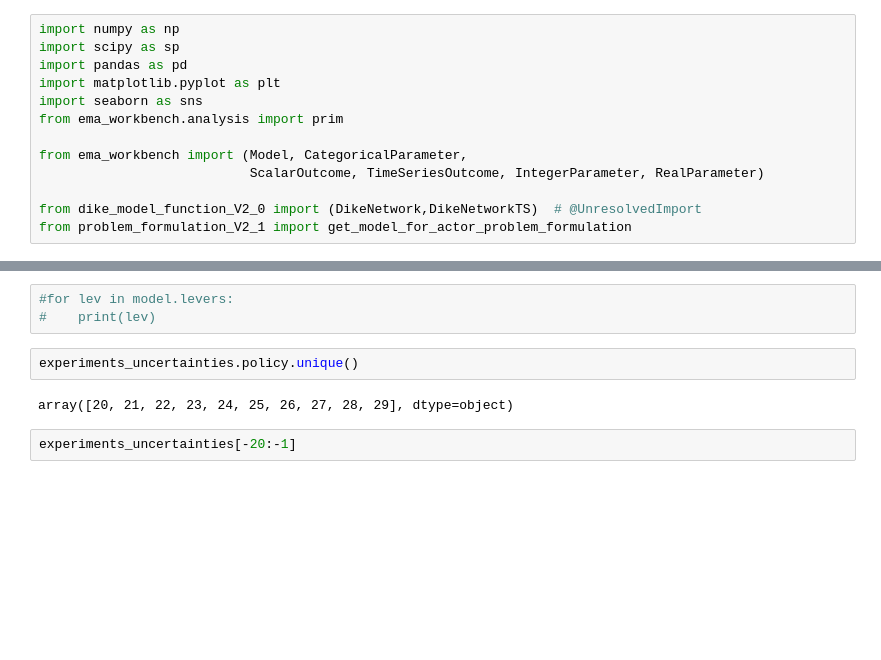
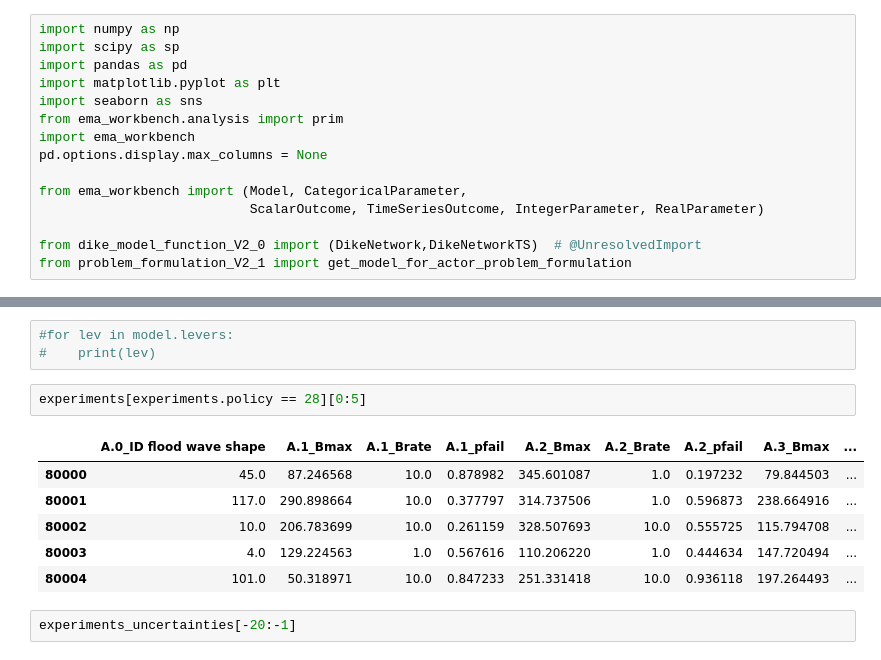
Before and after one commit to itjallingii/sassy_lion, a Jupyter notebook: RobWorkingFolder/ErikWorkingFolder/Problem Formulations_V2_1.ipynb, the cells around one changed output, grey strips where cells are left out. Cells and saved outputs as stored; diff of their text form; blank space fills up the shorter version.

```diff
--- a/RobWorkingFolder/ErikWorkingFolder/Problem Formulations_V2_1.ipynb
+++ b/RobWorkingFolder/ErikWorkingFolder/Problem Formulations_V2_1.ipynb
@@ -12,6 +12,8 @@ import pandas as pd
 import matplotlib.pyplot as plt
 import seaborn as sns
 from ema_workbench.analysis import prim
+import ema_workbench
+pd.options.display.max_columns = None
 
 from ema_workbench import (Model, CategoricalParameter,
                            ScalarOutcome, TimeSeriesOutcome, IntegerParameter, RealParameter)
@@ -91,10 +87,15 @@ experiments_levers = experiments.iloc[:,16:-1]
 # %%
 #for lev in model.levers:
 #    print(lev)
-# %%
-experiments_uncertainties.policy.unique()
-# %% [output]
-array([20, 21, 22, 23, 24, 25, 26, 27, 28, 29], dtype=object)
+# %%
+experiments[experiments.policy == 28][0:5]
+# %% [output]
+|  | A.0_ID flood wave shape | A.1_Bmax | A.1_Brate | A.1_pfail | A.2_Bmax | A.2_Brate | A.2_pfail | A.3_Bmax | ... |
+| 80000 | 45.0 | 87.246568 | 10.0 | 0.878982 | 345.601087 | 1.0 | 0.197232 | 79.844503 | ... |
+| 80001 | 117.0 | 290.898664 | 10.0 | 0.377797 | 314.737506 | 1.0 | 0.596873 | 238.664916 | ... |
+| 80002 | 10.0 | 206.783699 | 10.0 | 0.261159 | 328.507693 | 10.0 | 0.555725 | 115.794708 | ... |
+| 80003 | 4.0 | 129.224563 | 1.0 | 0.567616 | 110.206220 | 1.0 | 0.444634 | 147.720494 | ... |
+| 80004 | 101.0 | 50.318971 | 10.0 | 0.847233 | 251.331418 | 10.0 | 0.936118 | 197.264493 | ... |
 # %%
 experiments_uncertainties[-20:-1]
 # %% [output]
```
Also changed, not shown: parts of 2 cells of this notebook.
